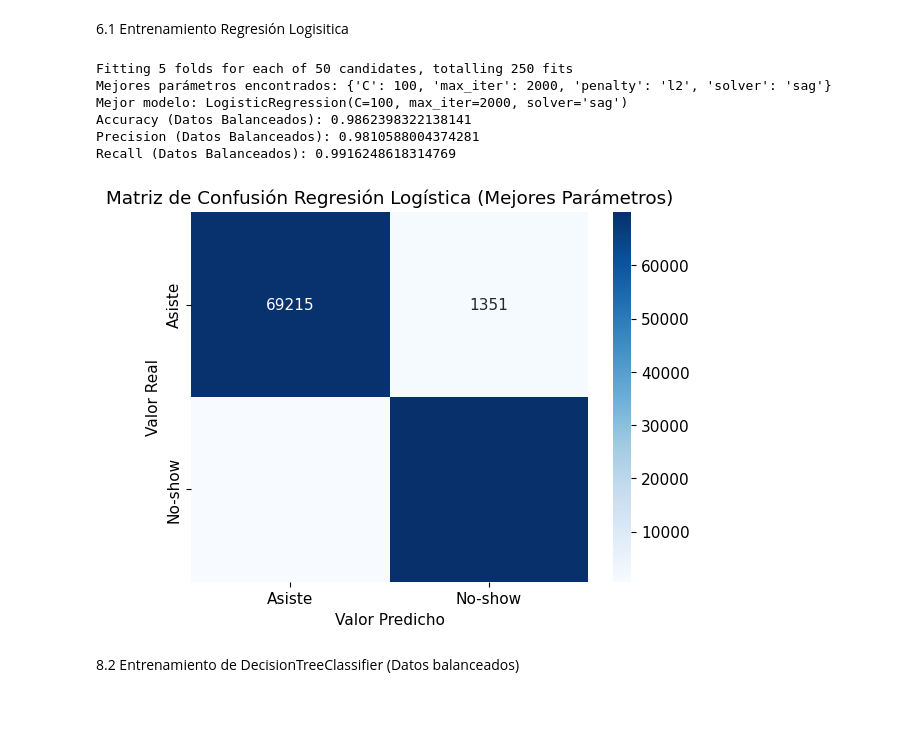
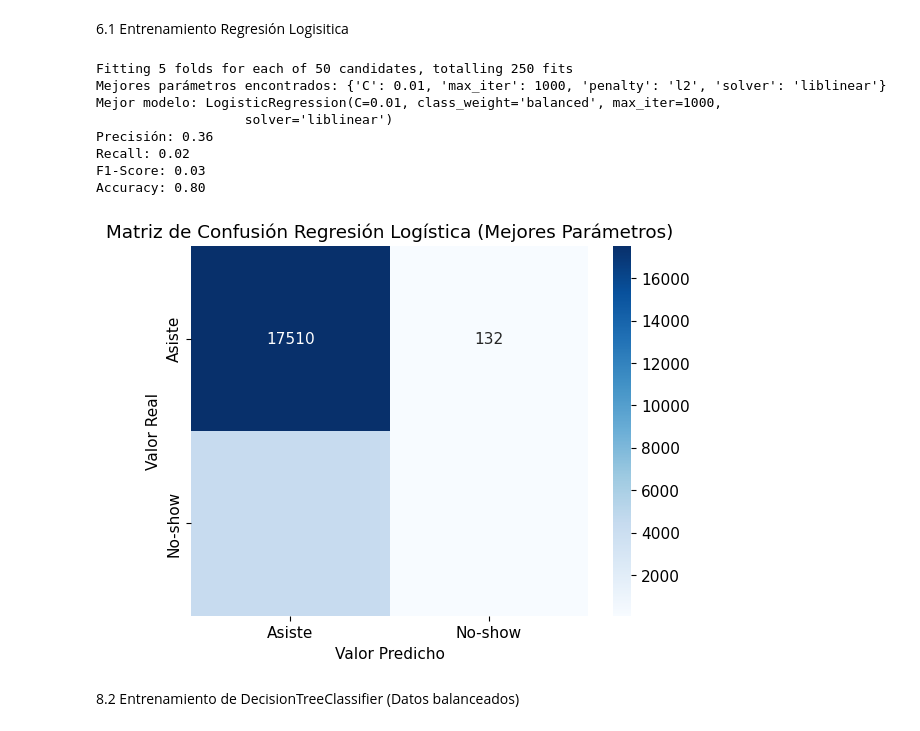
Before and after one commit to SValduezaL/TFM-Master-IA-INESDI, a Jupyter notebook: BBDD Kaagle/predicción_ inasistencia_v2.ipynb, the cells around one changed output. Cells and saved outputs as stored; diff of their text form; code cells hidden in the pictures.

```diff
--- a/BBDD Kaagle/predicción_ inasistencia_v2.ipynb
+++ b/BBDD Kaagle/predicción_ inasistencia_v2.ipynb
@@ -473,10 +411,11 @@ rus = RandomUnderSampler(sampling_strategy='auto', random_state=42)
 pipeline = Pipeline([('smote', smote), ('rus', rus)])
 
 # Se aplica el pipeline a los datos
-X_balanced_scaled, y_balanced_scaled = pipeline.fit_resample(X_train_scaled, y_train)
+X_balanced_scaled, y_balanced = pipeline.fit_resample(X_train_scaled, y_train)
+
 
 # Distribución del dataset posterior a la aplicación de SMOTE
-class_counts = y_balanced_scaled.value_counts()
+class_counts = y_balanced.value_counts()
 class_counts.plot(kind='bar', rot=0)
 plt.xlabel('No-show')
 plt.ylabel('Numero de pacientes')
@@ -505,57 +440,66 @@ labels = ['Asiste', 'No-show']
 # %% [markdown]
 6.1 Entrenamiento Regresión Logisitica
 # %%
-# Crear una instancia de LogisticRegression
-clf_logistic = LogisticRegression()
+# Crear una instancia de LogisticRegression con class_weight balanceado
+clf_logistic = LogisticRegression(class_weight='balanced')
 
 # Diccionario de parametros a probar
 param_grid = {
-    'max_iter': [1000, 2000], # Numero de iteraciones
-    'penalty': ['l2'], # Tipos de penalización
-    'C': [0.01, 0.1, 1, 10, 100], # Valores de regularización
-    'solver': ['newton-cg', 'lbfgs', 'liblinear', 'sag', 'saga'] # Algoritmos para la optimización
+    'max_iter': [1000, 2000],  # Numero de iteraciones
+    'penalty': ['l2'],  # Tipos de penalización
+    'C': [0.01, 0.1, 1, 10, 100],  # Valores de regularización
+    'solver': ['newton-cg', 'lbfgs', 'liblinear', 'sag', 'saga']  # Algoritmos para la optimización
 }
 
-# Crear una instancia de GridSearchCV optimizada para la precisión
-grid_search = GridSearchCV(clf_logistic, param_grid, cv=5, scoring='precision', verbose=1, n_jobs=-1)
+# Crear una instancia de StratifiedKFold para la validación cruzada
+stratified_cv = StratifiedKFold(n_splits=5, shuffle=True, random_state=42)
+
+# Crear una instancia de GridSearchCV optimizada para el F1-score
+grid_search = GridSearchCV(clf_logistic, param_grid, cv=stratified_cv, scoring='f1', verbose=1, n_jobs=-1)
 
 # Ajustar GridSearchCV
-grid_search.fit(X_balanced_scaled, y_balanced_scaled)
+grid_search.fit(X_balanced_scaled, y_balanced)
 
 # Ver los mejores parámetros y el mejor modelo
 print('Mejores parámetros encontrados:', grid_search.best_params_)
 print('Mejor modelo:', grid_search.best_estimator_)
 
-# Realizar la validación cruzada para obtener predicciones para todo el conjunto de datos balanceados usando el mejor modelo
-y_pred_balanced_logistic = cross_val_predict(grid_search.best_estimator_, X_balanced_scaled, y_balanced_scaled, cv=5)
+# Posiblemente ajustar el umbral de decisión aquí, si es necesario
+y_pred_logistic = (grid_search.best_estimator_.predict_proba(X_test_scaled)[:, 1] > 0.5).astype(int)
 
 # Se crea una matriz de confusión
-confusion_mat_balanced_logistic = confusion_matrix(y_balanced_scaled, y_pred_balanced_logistic)
+confusion_mat_logistic = confusion_matrix(y_test, y_pred_logistic)
 labels = ['Asiste', 'No-show']
-sns.heatmap(confusion_mat_balanced_logistic, annot=True, fmt='d', cmap='Blues', xticklabels=labels, yticklabels=labels)
+sns.heatmap(confusion_mat_logistic, annot=True, fmt='d', cmap='Blues', xticklabels=labels, yticklabels=labels)
 
 # Configuración del gráfico
 plt.title('Matriz de Confusión Regresión Logística (Mejores Parámetros)')
 plt.xlabel('Valor Predicho')
 plt.ylabel('Valor Real')
 
 # Se calculan las métricas de evaluación
-accuracy_balanced_logistic = accuracy_score(y_balanced_scaled, y_pred_balanced_logistic)
-precision_balanced_logistic = precision_score(y_balanced_scaled, y_pred_balanced_logistic, pos_label=1)
-recall_balanced_logistic = recall_score(y_balanced_scaled, y_pred_balanced_logistic, pos_label=1)
+accuracy_logistic = accuracy_score(y_test, y_pred_logistic)
+precision_logistic = precision_score(y_test, y_pred_logistic)
+recall_logistic = recall_score(y_test, y_pred_logistic)
+f1_logistic = f1_score(y_test, y_pred_logistic)
 
-print("Accuracy (Datos Balanceados):", accuracy_balanced_logistic)
-print("Precision (Datos Balanceados):", precision_balanced_logistic)
-print("Recall (Datos Balanceados):", recall_balanced_logistic)
+# Se muestran las métricas de evaluación
+print(f'Precisión: {precision_logistic:.2f}')
+print(f'Recall: {recall_logistic:.2f}')
+print(f'F1-Score: {f1_logistic:.2f}')
+print(f'Accuracy: {accuracy_logistic:.2f}')
+
 plt.show()
 # %% [output]
 Fitting 5 folds for each of 50 candidates, totalling 250 fits
-Mejores parámetros encontrados: {'C': 100, 'max_iter': 2000, 'penalty': 'l2', 'solver': 'sag'}
-Mejor modelo: LogisticRegression(C=100, max_iter=2000, solver='sag')
-Accuracy (Datos Balanceados): 0.9862398322138141
-Precision (Datos Balanceados): 0.9810588004374281
-Recall (Datos Balanceados): 0.9916248618314769
+Mejores parámetros encontrados: {'C': 0.01, 'max_iter': 1000, 'penalty': 'l2', 'solver': 'liblinear'}
+Mejor modelo: LogisticRegression(C=0.01, class_weight='balanced', max_iter=1000,
+                   solver='liblinear')
+Precisión: 0.36
+Recall: 0.02
+F1-Score: 0.03
+Accuracy: 0.80
-[figure, old version]
+[figure, new version]
 # %% [markdown]
 8.2 Entrenamiento de DecisionTreeClassifier (Datos balanceados)
 # %%
```
Also changed, not shown: parts of 15 cells of this notebook.
